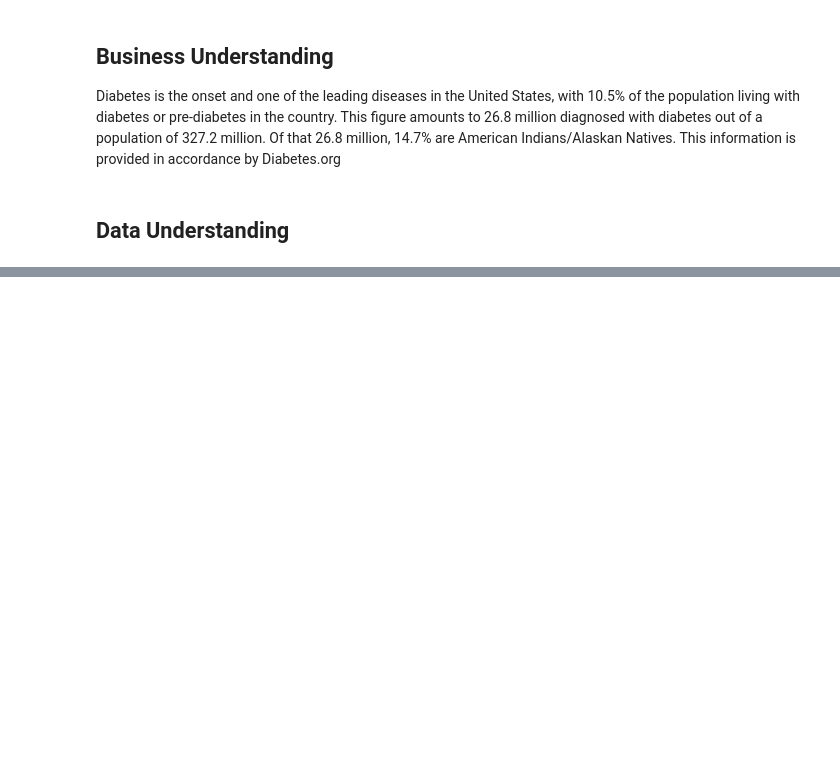
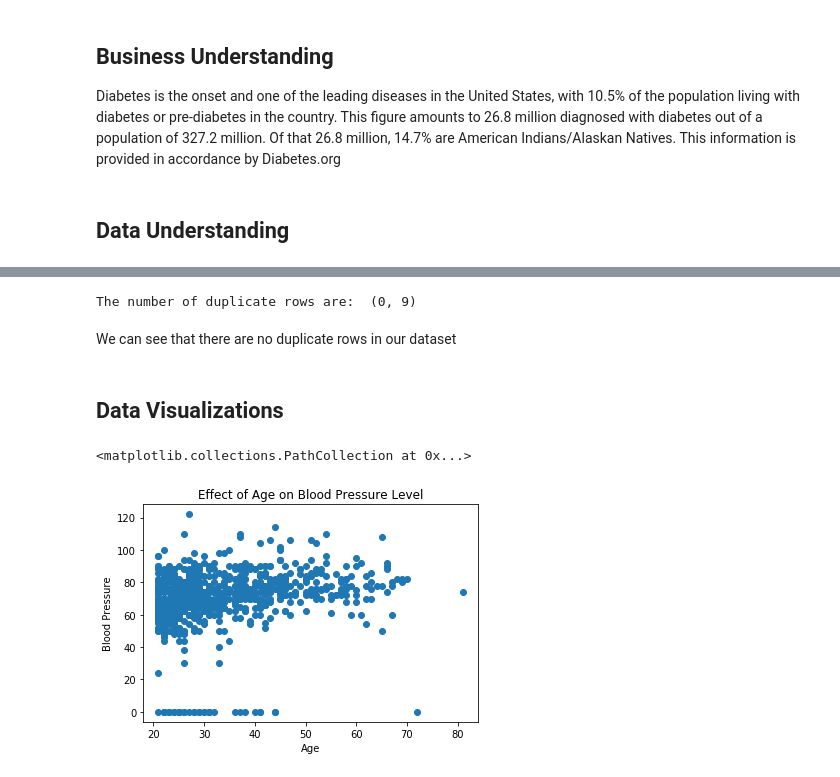
Before and after one commit to ArmanHussainDS/Diabetes, a Jupyter notebook: Diabetes.ipynb, the cells around one changed output, grey strips where cells are left out. Saved outputs shown, nothing was run; the diff lists cells and outputs as text; code cells hidden in the pictures; blank space fills up the shorter version.

```diff
--- a/Diabetes.ipynb
+++ b/Diabetes.ipynb
@@ -67,0 +134,26 @@ dtype: int64
+# %%
+#We are looking to see how many rows of duplicated data we have
+
+duplicate_rows_diabetes = diabetes[diabetes.duplicated()]
+
+print("The number of duplicate rows are: ", duplicate_rows_diabetes.shape)
+# %% [output]
+The number of duplicate rows are:  (0, 9)
+# %% [markdown]
+We can see that there are no duplicate rows in our dataset
+# %% [markdown]
+## Data Visualizations
+# %%
+#Here we will create some visualizations of the variables that have the best relationships
+
+x = diabetes['Age']
+y = diabetes['BloodPressure']
+
+plt.xlabel('Age')
+plt.ylabel('Blood Pressure')
+plt.title('Effect of Age on Blood Pressure Level')
+
+plt.scatter(x,y)
+# %% [output]
+<matplotlib.collections.PathCollection at 0x...>
+[figure, added]
```
Also changed, not shown: parts of 14 cells of this notebook.
